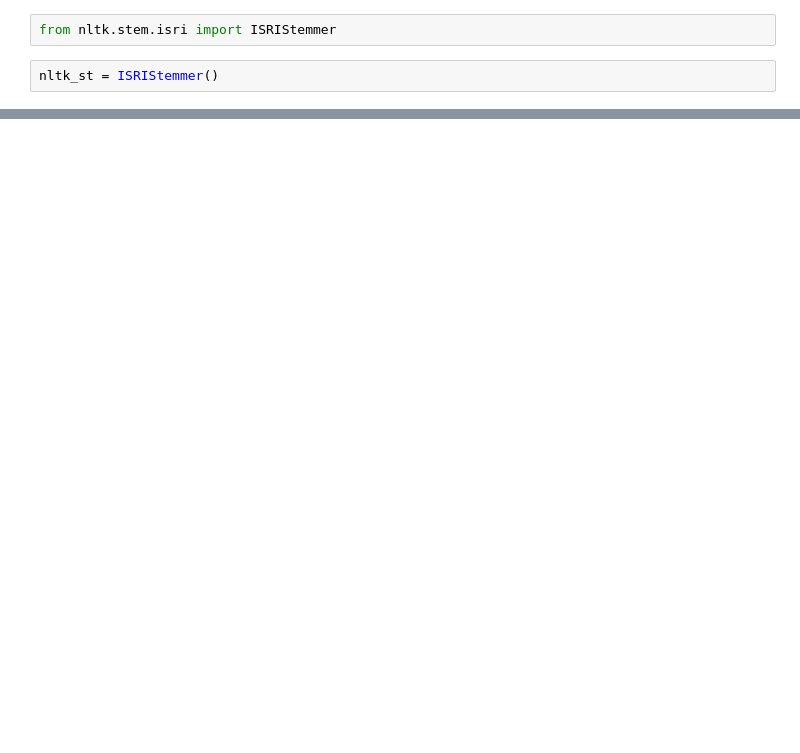
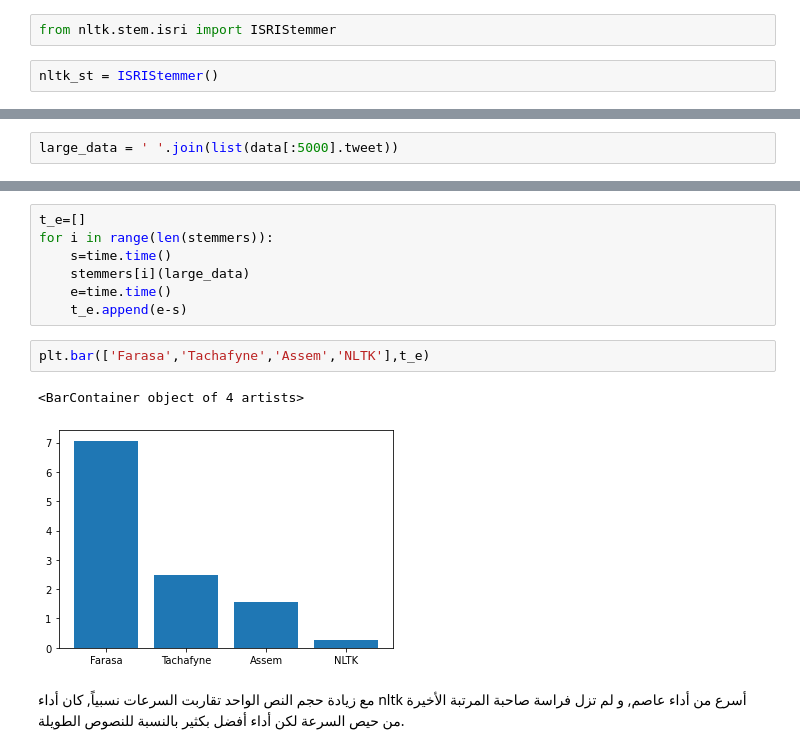
Before and after one commit to AmrEssamAbdulAzim/nlp_specialization, a Jupyter notebook: test.ipynb, the cells around one changed output, grey strips where cells are left out. Drawn from its saved outputs; the diff is of its cells as text; blank space fills up the shorter version.

```diff
--- a/test.ipynb
+++ b/test.ipynb
@@ -261,0 +328,2 @@ plt.bar(['Farasa','Tachafyne','Assem','NLTK'],np.power(t_e,1/8))
+# %%
+large_data = ' '.join(list(data[:5000].tweet))
@@ -261,0 +338,14 @@ plt.bar(['Farasa','Tachafyne','Assem','NLTK'],np.power(t_e,1/8))
+# %%
+t_e=[]
+for i in range(len(stemmers)):
+    s=time.time()
+    stemmers[i](large_data)
+    e=time.time()
+    t_e.append(e-s)
+# %%
+plt.bar(['Farasa','Tachafyne','Assem','NLTK'],t_e)
+# %% [output]
+<BarContainer object of 4 artists>
+[figure, added]
+# %% [markdown]
+<div class=warn>مع زيادة حجم النص الواحد تقاربت السرعات نسبياً, كان أداء nltk أسرع من أداء عاصم, و لم تزل فراسة صاحبة المرتبة الأخيرة من حيص السرعة لكن أداء أفضل بكثير بالنسبة للنصوص الطويلة.</div>
```
Also changed, not shown: parts of 120 cells of this notebook, 3 other files.
